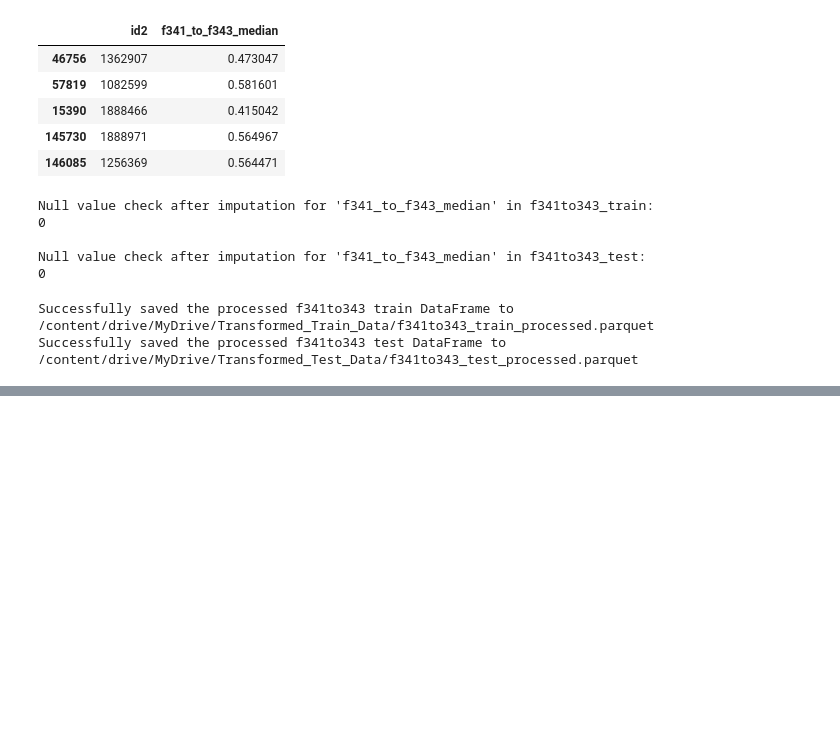
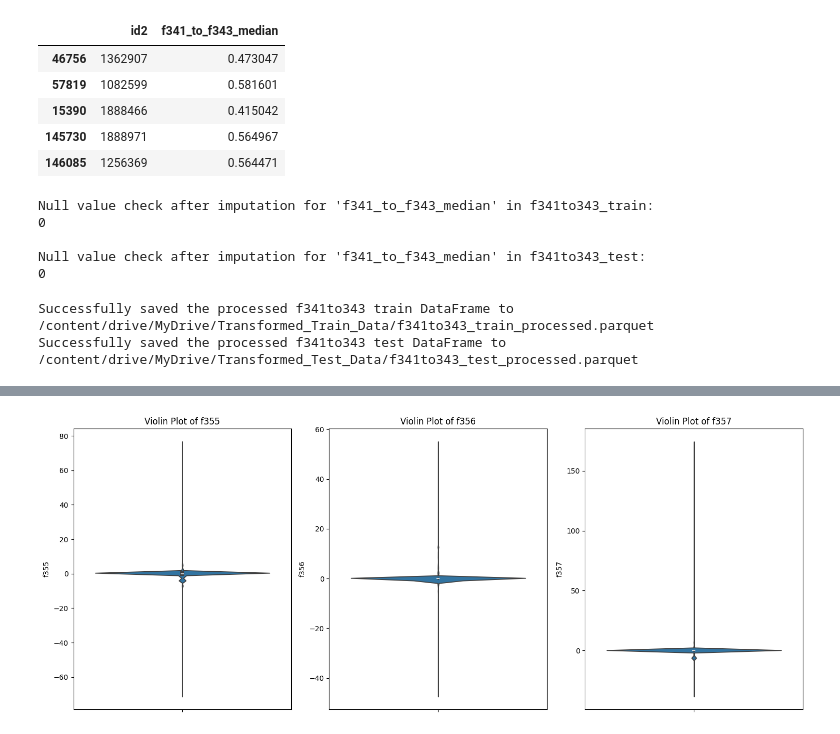
Before and after one commit to rishabh-0042/American_Express_Hackathon_25-2025, a Jupyter notebook: Feature_Engineering3.ipynb, the cells around one changed output, grey strips where cells are left out. Saved outputs shown, nothing was run; the diff lists cells and outputs as text; code cells hidden in the pictures; blank space fills up the shorter version.

```diff
--- a/Feature_Engineering3.ipynb
+++ b/Feature_Engineering3.ipynb
@@ -1996,0 +2322,29 @@ Successfully saved the processed f341to343 test DataFrame to /content/drive/MyDr
+# %%
+import pandas as pd
+import numpy as np
+
+# Define the columns to convert to numeric and analyze (excluding 'id3')
+cols_to_process = ['f351', 'f352', 'f353', 'f355', 'f356', 'f357']
+
+print("Converting columns to numeric if necessary and analyzing...")
+
+for col in cols_to_process:
+    # Convert column to numeric
+    f351to357_train[col] = pd.to_numeric(f351to357_train[col], errors='coerce')
+    f351to357_test[col] = pd.to_numeric(f351to357_test[col], errors='coerce')
+
+print("\nColumns converted to float in f351to357_train:")
+print(f351to357_train.dtypes)
+
+print("\nColumns converted to float in f351to357_test:")
+print(f351to357_test.dtypes)
+
+print("\nAnalysis after conversion:")
+analyze_dataframe(f351to357_train, "f351to357_train after conversion")
+analyze_dataframe(f351to357_test, "f351to357_test after conversion")
+
+print("\nFirst few rows of f351to357_train after conversion:")
+display(f351to357_train.head())
+
+print("\nFirst few rows of f351to357_test after conversion:")
+display(f351to357_test.head())
@@ -1996,0 +2444,18 @@ Successfully saved the processed f341to343 test DataFrame to /content/drive/MyDr
+# %%
+import seaborn as sns
+import matplotlib.pyplot as plt
+
+cols_to_plot = ['f355', 'f356', 'f357']
+
+# Create violin plots for each specified column in the training data
+plt.figure(figsize=(15, 6))
+for i, col in enumerate(cols_to_plot):
+    plt.subplot(1, len(cols_to_plot), i + 1)
+    sns.violinplot(y=f351to357_train[col])
+    plt.title(f'Violin Plot of {col}')
+    plt.ylabel(col)
+
+plt.tight_layout()
+plt.show()
+# %% [output]
+[figure, added]
```
Also changed, not shown: parts of 13 cells of this notebook.
